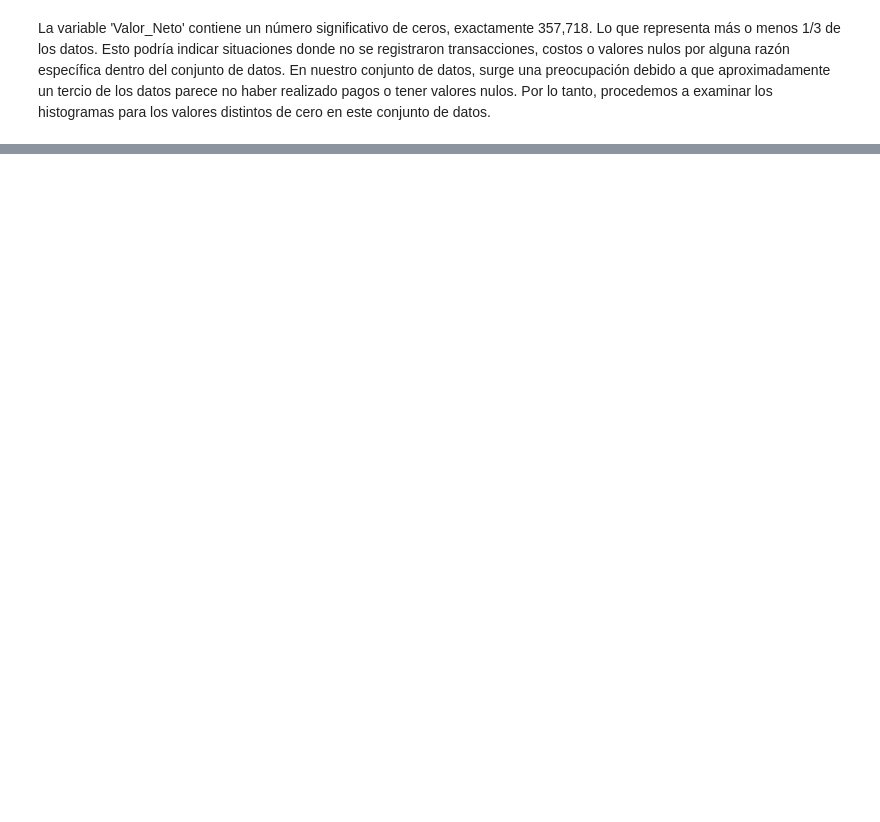
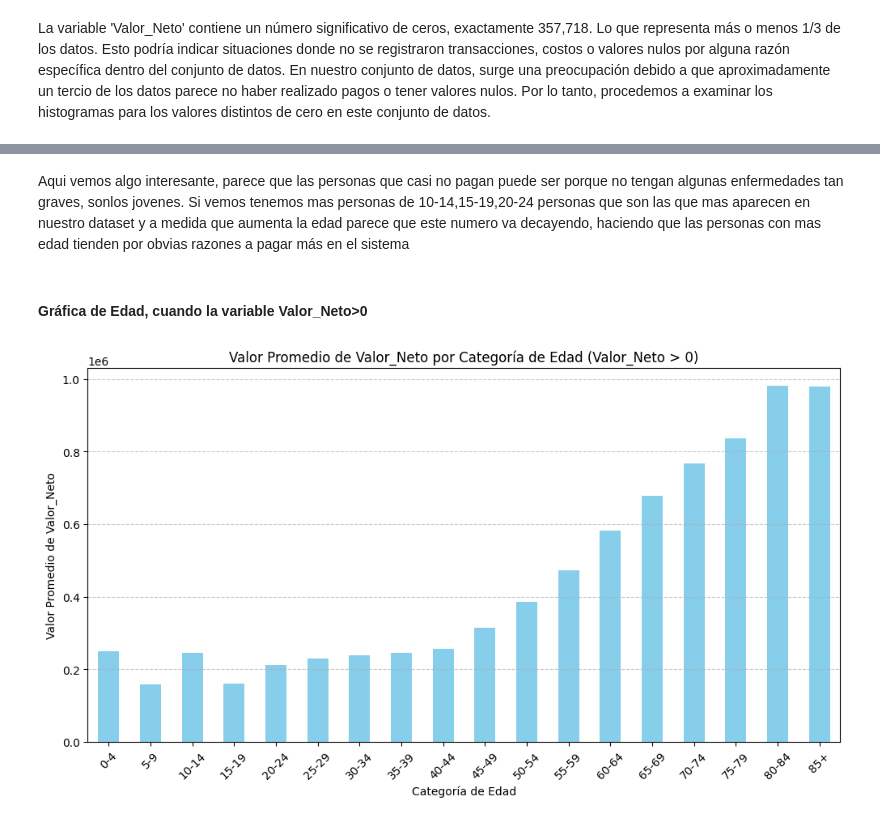
Before and after one commit to davidsmoreno/DifPrivHealthCostPredict, a Jupyter notebook: DataExploring.ipynb, the cells around one changed output, grey strips where cells are left out. Drawn from its saved outputs; the diff is of its cells as text; code cells hidden in the pictures; blank space fills up the shorter version.

```diff
--- a/DataExploring.ipynb
+++ b/DataExploring.ipynb
@@ -374,0 +395,22 @@ La variable 'Valor_Neto' contiene un número significativo de ceros, exactamente
+# %% [markdown]
+Aqui vemos algo interesante, parece que las personas que casi no pagan puede ser porque no tengan algunas enfermedades tan graves, sonlos jovenes. Si vemos tenemos mas personas de 10-14,15-19,20-24 personas que son las que mas aparecen en nuestro dataset y a medida que aumenta la edad parece que este numero va decayendo, haciendo que las personas con mas edad tienden por obvias razones a pagar más en el sistema
+# %% [markdown]
+#### Gráfica de Edad, cuando la variable Valor_Neto>0
+# %%
+# Filtrar el DataFrame para las filas donde 'Valor_Neto' es mayor que cero
+valor_neto_positivo = medical_records[medical_records['Valor_Neto'] > 0]
+
+# Calcular el valor promedio de 'Valor_Neto' por cada categoría de edad
+promedio_por_grupo_edad_positivo = valor_neto_positivo.groupby('Categoria_Edad')['Valor_Neto'].mean()
+
+# Graficación
+plt.figure(figsize=(12, 6))
+promedio_por_grupo_edad_positivo.plot(kind='bar', color='skyblue')
+plt.title('Valor Promedio de Valor_Neto por Categoría de Edad (Valor_Neto > 0)')
+plt.xlabel('Categoría de Edad')
+plt.ylabel('Valor Promedio de Valor_Neto')
+plt.xticks(rotation=45)
+plt.grid(axis='y', linestyle='--', alpha=0.7)
+plt.show()
+# %% [output]
+[figure, added]
```
Also changed, not shown: parts of 25 cells of this notebook.
